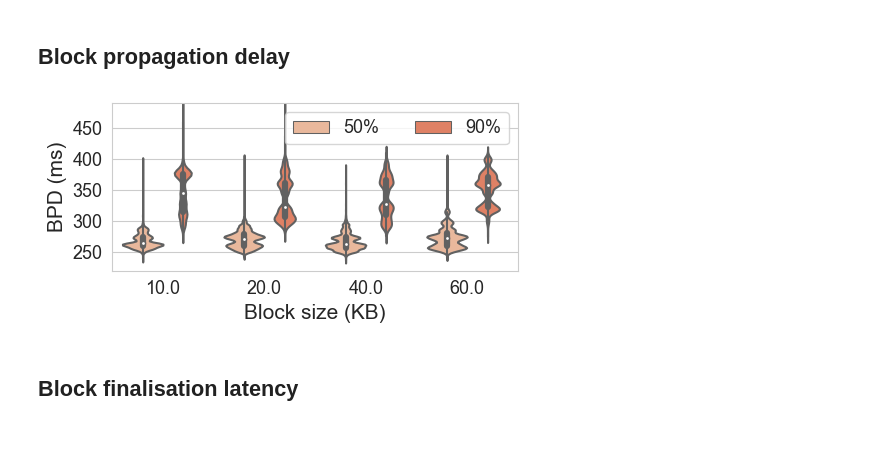
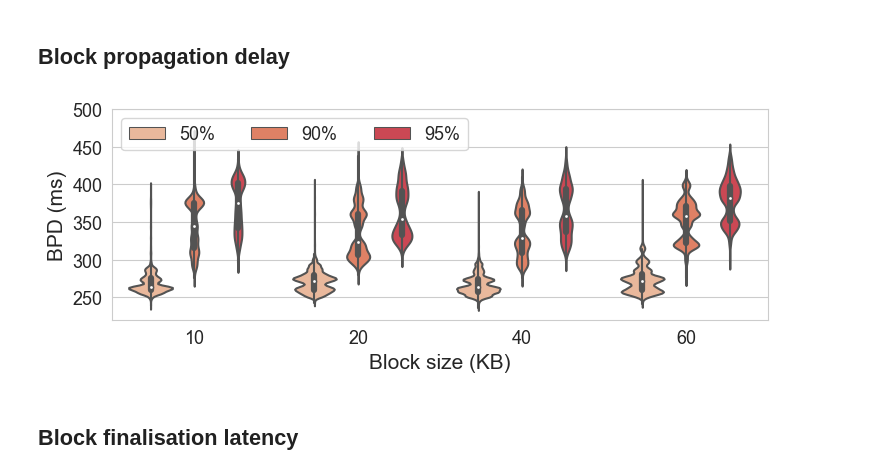
Before and after one commit to SebastianElvis/ebft, a Jupyter notebook: evaluation/analysis.ipynb, the cells around one changed output. Saved outputs shown, nothing was run; the diff lists cells and outputs as text; code cells hidden in the pictures; blank space fills up the shorter version.

```diff
--- a/evaluation/analysis.ipynb
+++ b/evaluation/analysis.ipynb
@@ -192,23 +201,24 @@ def save_bpds_stats(extension, committee_sizes, latency, minerblocksizes, block_
 # %%
 bpds_df = pd.read_csv(DATA_PATH / 'bpd.csv')
 
 def plot_bpd(df):
-    filtered_df = df
-    plt.figure(figsize=(5,2.5))
-    ax = sns.violinplot(x='minerblocksize', y='bpd', hue='percent', hue_order=['50%', '90%'], data=filtered_df)
+    filtered_df = df[df['bpd'] < 470]
+    plt.figure(figsize=(7.5,3))
+    ax = sns.violinplot(x='minerblocksize', y='bpd', hue='percent', hue_order=['50%', '90%', '95%'], data=filtered_df)
     plt.xticks(fontsize=13)
     plt.yticks(fontsize=13)
     plt.xlabel('Block size (KB)', fontsize=15)
     plt.ylabel('BPD (ms)', fontsize=15)
-    plt.ylim([220, 490])
-    ax.legend(handles=ax.legend_.legendHandles, labels=['50%', '90%'], fontsize=13, ncol=2)
+    ax.set_xticklabels([10, 20, 40, 60]) # hack: hardcoded x values
+    plt.ylim([220, 500])
+    ax.legend(handles=ax.legend_.legendHandles, labels=['50%', '90%', '95%'], fontsize=13, ncol=3, loc='upper left')
     plt.tight_layout()
     plt.savefig(PAPER_FIG_PATH / 'bpd.pdf')
     plt.show()
 
 plot_bpd(bpds_df)
 # %% [output]
-[figure, old version]
+[figure, new version]
 # %% [markdown]
 ## Block finalisation latency
 # %%
```
Also changed, not shown: parts of 1 cell of this notebook, 2 other files.
